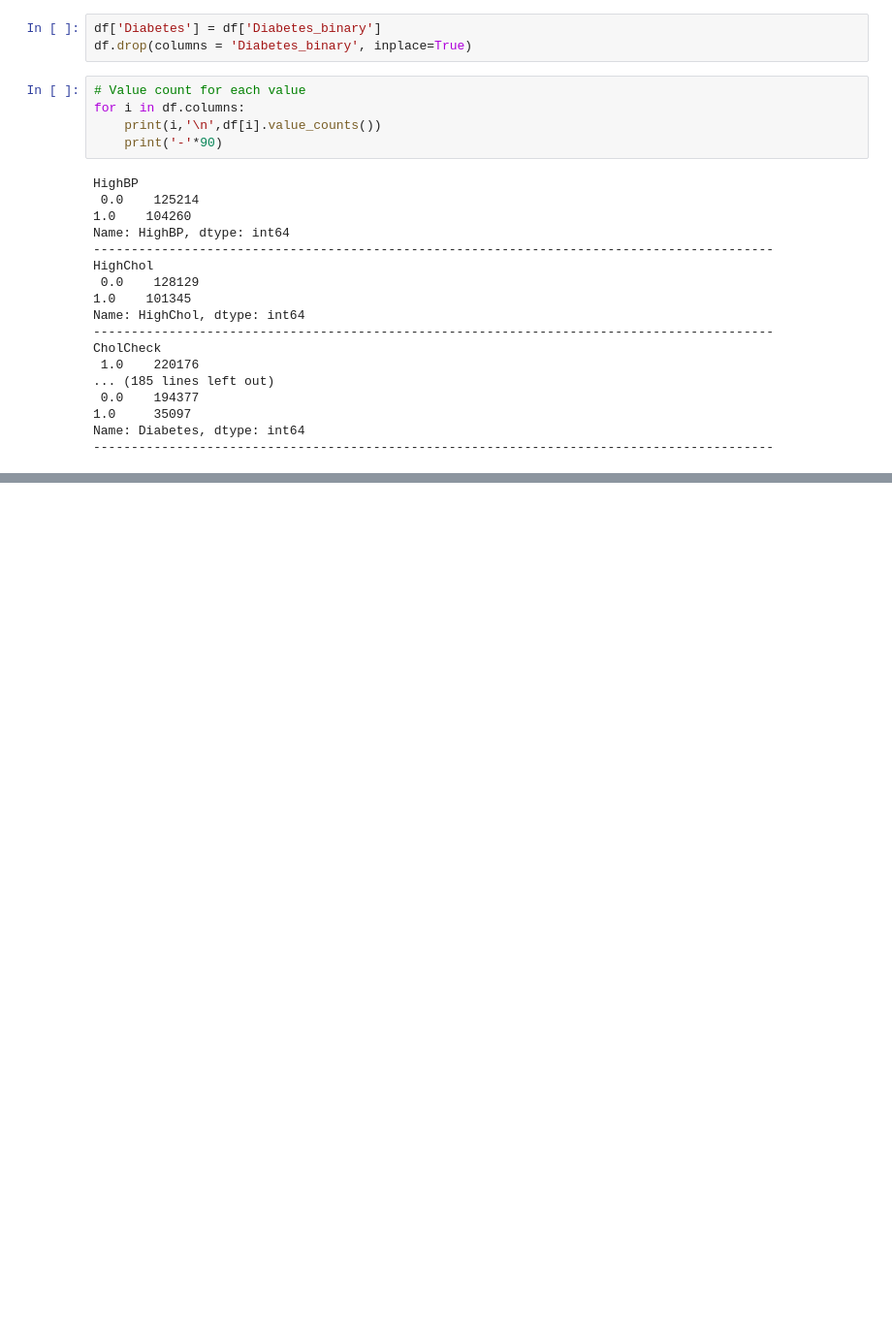
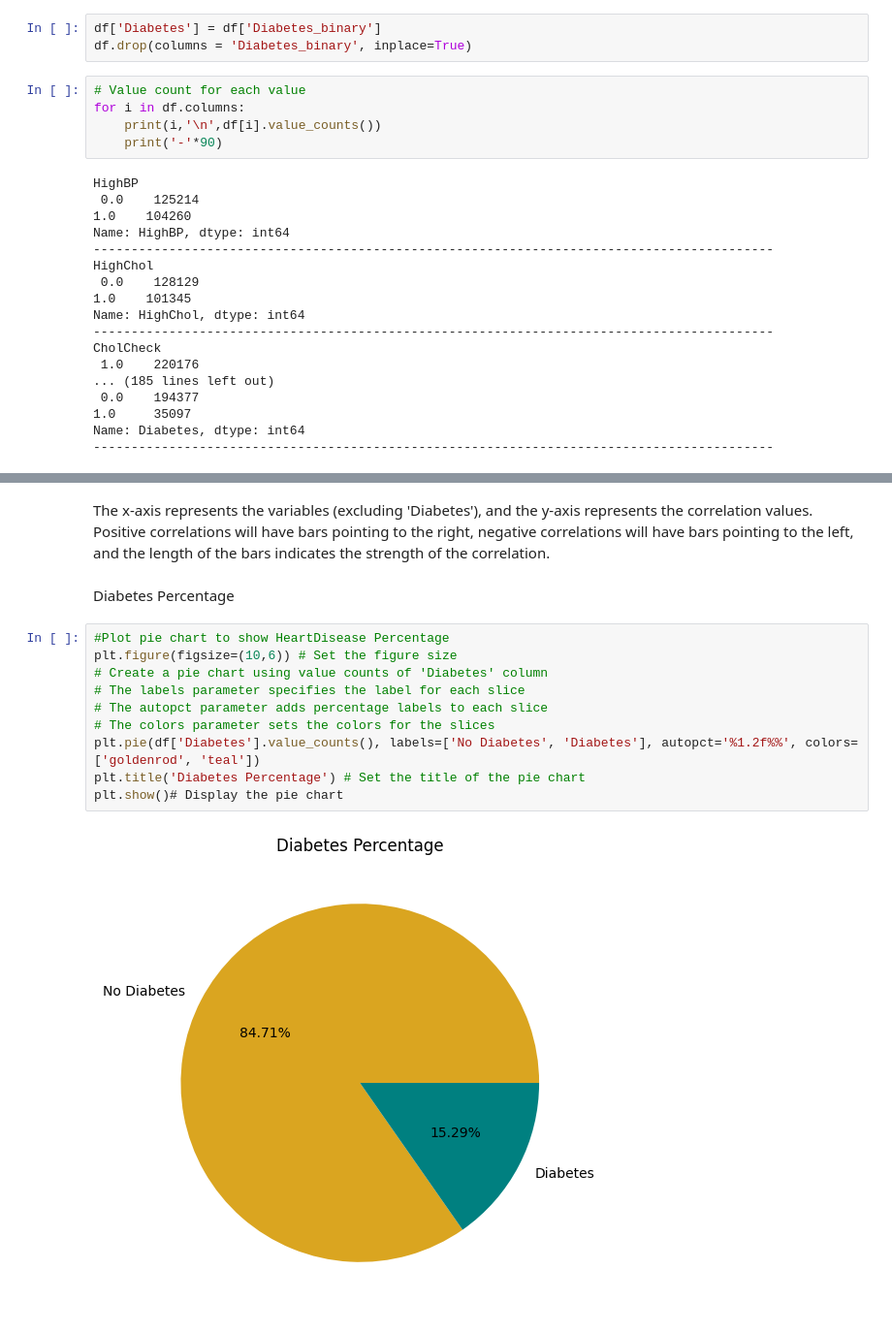
Before and after one commit to Payal2000/Diabetes_Prediction, a Jupyter notebook: Diabetes_Study.ipynb, the cells around one changed output, grey strips where cells are left out. Shown at 97% size. Saved outputs shown, nothing was run; the diff lists cells and outputs as text; blank space fills up the shorter version.

```diff
--- a/Diabetes_Study.ipynb
+++ b/Diabetes_Study.ipynb
@@ -113,0 +126,17 @@ Name: Diabetes, dtype: int64
+# %% [markdown]
+ The x-axis represents the variables (excluding 'Diabetes'), and the y-axis represents the correlation values.
+ Positive correlations will have bars pointing to the right, negative correlations will have bars pointing to the left, and the length of the bars indicates the strength of the correlation.
+# %% [markdown]
+Diabetes Percentage
+# %%
+#Plot pie chart to show HeartDisease Percentage
+plt.figure(figsize=(10,6)) # Set the figure size
+# Create a pie chart using value counts of 'Diabetes' column
+# The labels parameter specifies the label for each slice
+# The autopct parameter adds percentage labels to each slice
+# The colors parameter sets the colors for the slices
+plt.pie(df['Diabetes'].value_counts(), labels=['No Diabetes', 'Diabetes'], autopct='%1.2f%%', colors=['goldenrod', 'teal'])
+plt.title('Diabetes Percentage') # Set the title of the pie chart
+plt.show()# Display the pie chart
+# %% [output]
+[figure, added]
```
Also changed, not shown: parts of 5 cells of this notebook.
